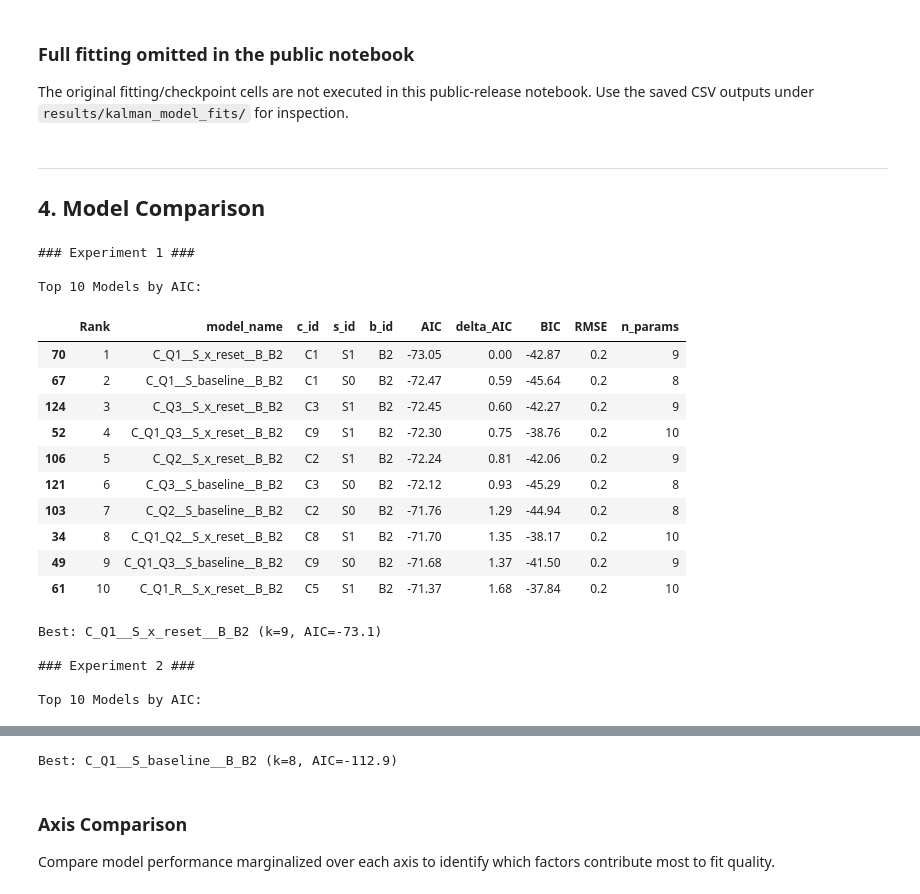
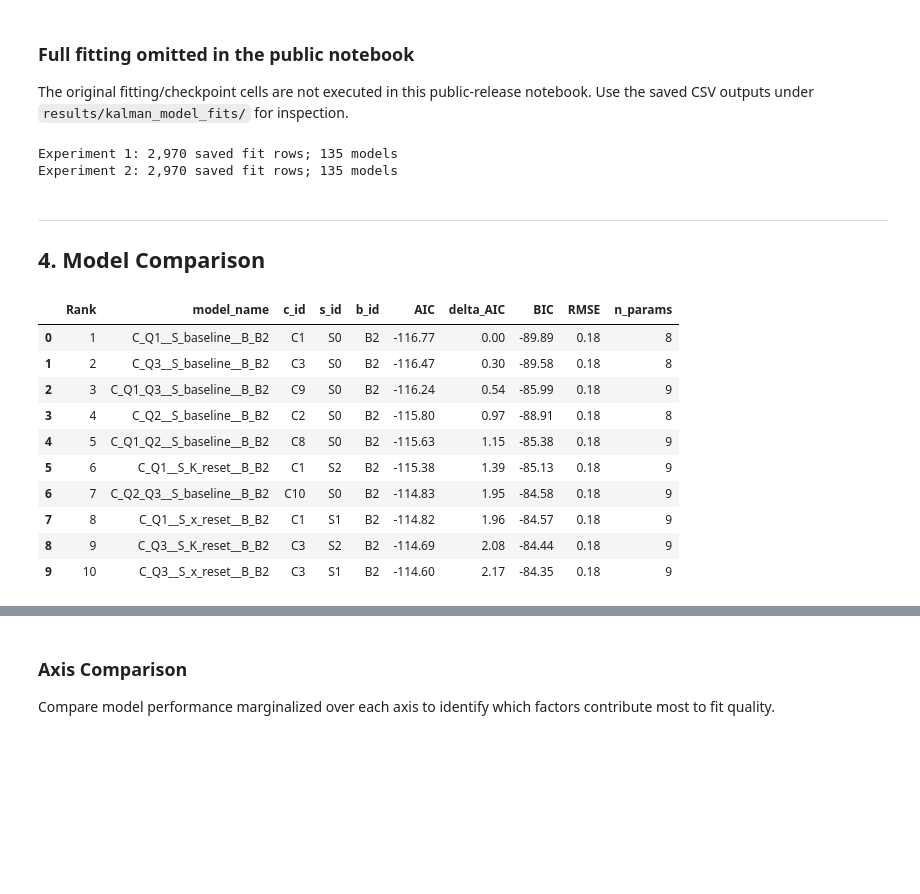
Before and after one commit to msenselab/precision-weighting-serial-dependence, a Jupyter notebook: notebooks/kalman.ipynb, the cells around one changed output, grey strips where cells are left out. Drawn from its saved outputs; the diff is of its cells as text; code cells hidden in the pictures; blank space fills up the shorter version.

Commit message:
clean kalman filter

```diff
--- a/notebooks/kalman.ipynb
+++ b/notebooks/kalman.ipynb
@@ -216,15 +224,25 @@ The public notebook reads the included fit tables. It intentionally does not lau
 # %%
-# Load saved Kalman model results (read-only; no fitting)
-MODEL_DIR = root / 'results' / 'kalman_model_fits'
-CHECK_DIR = root / 'results' / 'kalman_model_checks'
+if REFIT:
+    print("⚠️  REFITTING 135-model grid (this may take hours)...")
+    # Import fitting modules
+    from three_state_kalman import engine, fitting
+    # Placeholder: actual fitting code would go here
+    # For now, this is a placeholder that shows where fitting would happen
+    print("Fitting code placeholder - set REFIT=False to use saved results")
+    results_df = None
+    results_exp1 = None
+    results_exp2 = None
+    model_ranking = None
+    parameter_means = None
+else:
+    # Load saved Kalman model results (read-only)
+    MODEL_DIR = root / 'results' / 'kalman_model_fits'
+    CHECK_DIR = root / 'results' / 'kalman_model_checks'
 
-results_df = pd.read_csv(MODEL_DIR / 'model_fits.csv')
-results_exp1 = pd.read_csv(MODEL_DIR / 'model_fits_experiment1.csv')
-results_exp2 = pd.read_csv(MODEL_DIR / 'model_fits_experiment2.csv')
-model_ranking = pd.read_csv(MODEL_DIR / 'model_ranking.csv')
-parameter_means = pd.read_csv(MODEL_DIR / 'model_parameter_means.csv')
+    results_df = pd.read_csv(MODEL_DIR / 'model_fits.csv')
+    results_exp1 = pd.read_csv(MODEL_DIR / 'model_fits_experiment1.csv')
+    results_exp2 = pd.read_csv(MODEL_DIR / 'model_fits_experiment2.csv')
+    model_ranking = pd.read_csv(MODEL_DIR / 'model_ranking.csv')
+    parameter_means = pd.read_csv(MODEL_DIR / 'model_parameter_means.csv')
 
-print(f'Loaded saved model fits: {len(results_df):,} rows')
-print(f"  Exp1: {len(results_df[results_df['exp'] == 1]):,} rows")
-print(f"  Exp2: {len(results_df[results_df['exp'] == 2]):,} rows")
-print('No Kalman filter/model fitting is run in this notebook.')
+    print(f"✓ Loaded saved model results:")
@@ -242,46 +262,34 @@ The original fitting/checkpoint cells are not executed in this public-release no
 The original fitting/checkpoint cells are not executed in this public-release notebook. Use the saved CSV outputs under `results/kalman_model_fits/` for inspection.
 # %%
 # Confirm saved per-experiment files are present
-for exp_num, table in [(1, results_exp1), (2, results_exp2)]:
-    print(f'Experiment {exp_num}: {len(table):,} saved fit rows; {table["model_id"].nunique()} models')
+_ = [(exp_num, len(table), table["model_id"].nunique())
+      for exp_num, table in [(1, results_exp1), (2, results_exp2)]]
+# %% [output]
+Experiment 1: 2,970 saved fit rows; 135 models
+Experiment 2: 2,970 saved fit rows; 135 models
 # %% [markdown]
 ---
 ## 4. Model Comparison
 # %%
 if results_df is not None:
 
     for exp_num in [1, 2]:
-        print(f'\n### Experiment {exp_num} ###\n')
-
         # Rank models
         ranking = rank_models(results_df, exp_num=exp_num, criterion='AIC')
 
         # Top 10
-        print('Top 10 Models by AIC:')
         display(ranking.head(10)[['Rank', 'model_name', 'c_id', 's_id', 'b_id',
                                    'AIC', 'delta_AIC', 'BIC', 'RMSE', 'n_params']].round(2))
-
-        # Best model
-        best = ranking.iloc[0]
-        print(f'\nBest: {best["model_name"]} (k={int(best["n_params"])}, AIC={best["AIC"]:.1f})')
 # %% [output]
-### Experiment 1 ###
-
-Top 10 Models by AIC:
 |  | Rank | model_name | c_id | s_id | b_id | AIC | delta_AIC | BIC | RMSE | n_params |
-| 70 | 1 | C_Q1__S_x_reset__B_B2 | C1 | S1 | B2 | -73.05 | 0.00 | -42.87 | 0.2 | 9 |
-| 67 | 2 | C_Q1__S_baseline__B_B2 | C1 | S0 | B2 | -72.47 | 0.59 | -45.64 | 0.2 | 8 |
-| 124 | 3 | C_Q3__S_x_reset__B_B2 | C3 | S1 | B2 | -72.45 | 0.60 | -42.27 | 0.2 | 9 |
-| 52 | 4 | C_Q1_Q3__S_x_reset__B_B2 | C9 | S1 | B2 | -72.30 | 0.75 | -38.76 | 0.2 | 10 |
-| 106 | 5 | C_Q2__S_x_reset__B_B2 | C2 | S1 | B2 | -72.24 | 0.81 | -42.06 | 0.2 | 9 |
-| 121 | 6 | C_Q3__S_baseline__B_B2 | C3 | S0 | B2 | -72.12 | 0.93 | -45.29 | 0.2 | 8 |
-| 103 | 7 | C_Q2__S_baseline__B_B2 | C2 | S0 | B2 | -71.76 | 1.29 | -44.94 | 0.2 | 8 |
-| 34 | 8 | C_Q1_Q2__S_x_reset__B_B2 | C8 | S1 | B2 | -71.70 | 1.35 | -38.17 | 0.2 | 10 |
-| 49 | 9 | C_Q1_Q3__S_baseline__B_B2 | C9 | S0 | B2 | -71.68 | 1.37 | -41.50 | 0.2 | 9 |
-| 61 | 10 | C_Q1_R__S_x_reset__B_B2 | C5 | S1 | B2 | -71.37 | 1.68 | -37.84 | 0.2 | 10 |
+| 0 | 1 | C_Q1__S_baseline__B_B2 | C1 | S0 | B2 | -116.77 | 0.00 | -89.89 | 0.18 | 8 |
+| 1 | 2 | C_Q3__S_baseline__B_B2 | C3 | S0 | B2 | -116.47 | 0.30 | -89.58 | 0.18 | 8 |
+| 2 | 3 | C_Q1_Q3__S_baseline__B_B2 | C9 | S0 | B2 | -116.24 | 0.54 | -85.99 | 0.18 | 9 |
+| 3 | 4 | C_Q2__S_baseline__B_B2 | C2 | S0 | B2 | -115.80 | 0.97 | -88.91 | 0.18 | 8 |
+| 4 | 5 | C_Q1_Q2__S_baseline__B_B2 | C8 | S0 | B2 | -115.63 | 1.15 | -85.38 | 0.18 | 9 |
+| 5 | 6 | C_Q1__S_K_reset__B_B2 | C1 | S2 | B2 | -115.38 | 1.39 | -85.13 | 0.18 | 9 |
+| 6 | 7 | C_Q2_Q3__S_baseline__B_B2 | C10 | S0 | B2 | -114.83 | 1.95 | -84.58 | 0.18 | 9 |
+| 7 | 8 | C_Q1__S_x_reset__B_B2 | C1 | S1 | B2 | -114.82 | 1.96 | -84.57 | 0.18 | 9 |
+| 8 | 9 | C_Q3__S_K_reset__B_B2 | C3 | S2 | B2 | -114.69 | 2.08 | -84.44 | 0.18 | 9 |
+| 9 | 10 | C_Q3__S_x_reset__B_B2 | C3 | S1 | B2 | -114.60 | 2.17 | -84.35 | 0.18 | 9 |
-Best: C_Q1__S_x_reset__B_B2 (k=9, AIC=-73.1)
-
-### Experiment 2 ###
-
-Top 10 Models by AIC:
 |  | Rank | model_name | c_id | s_id | b_id | AIC | delta_AIC | BIC | RMSE | n_params |
@@ -298,4 +306,3 @@ Top 10 Models by AIC:
-Best: C_Q1__S_baseline__B_B2 (k=8, AIC=-112.9)
 # %% [markdown]
 ### Axis Comparison
 
```
Also changed, not shown: parts of 16 cells of this notebook, 6 other files.
